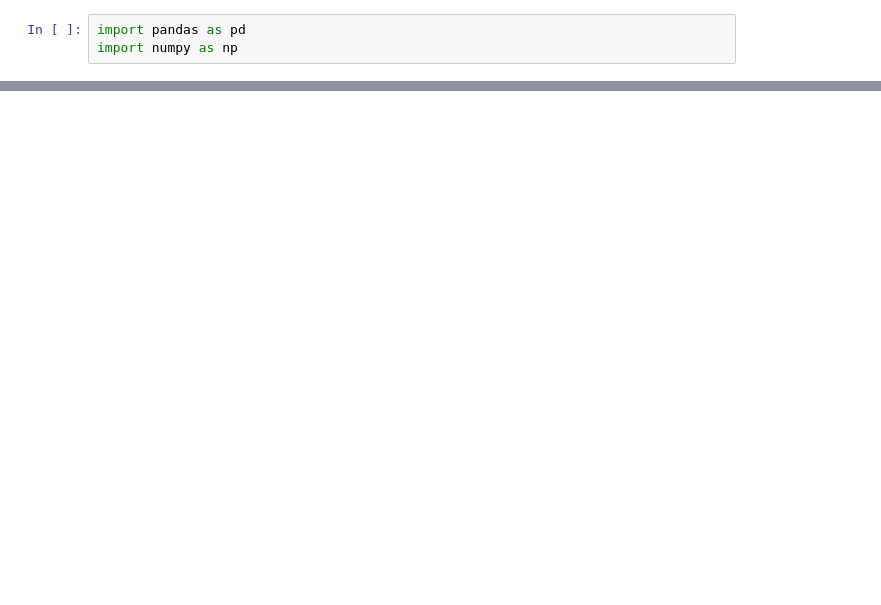
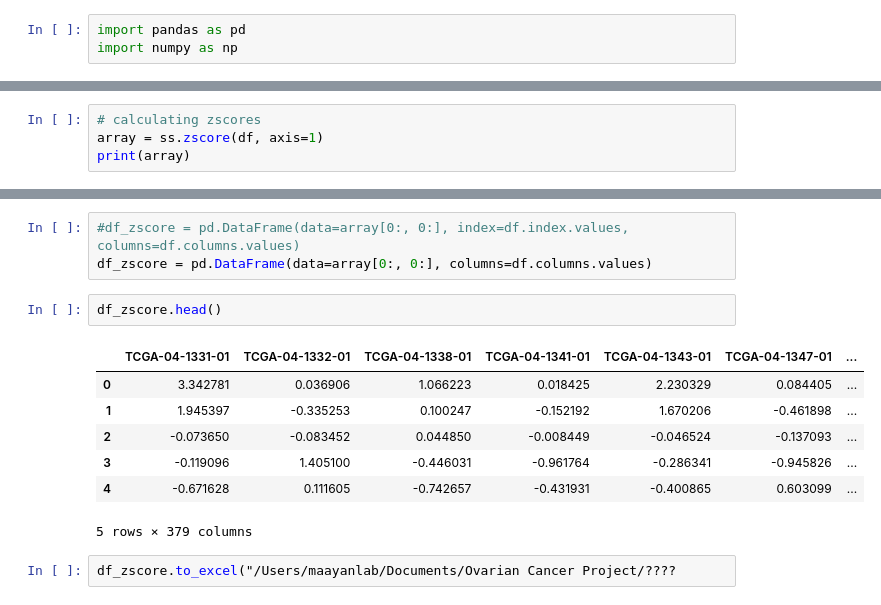
Before and after one commit to hfreid17/ovarian-cancer, a Jupyter notebook: ovariancanceranalysis.ipynb, the cells around one changed output, grey strips where cells are left out. Saved outputs shown, nothing was run; the diff lists cells and outputs as text; blank space fills up the shorter version.

```diff
--- a/ovariancanceranalysis.ipynb
+++ b/ovariancanceranalysis.ipynb
@@ -17,0 +37,4 @@ NameError: name 'pd' is not defined
+# %%
+# calculating zscores
+array = ss.zscore(df, axis=1)
+print(array)
@@ -17,0 +55,15 @@ NameError: name 'pd' is not defined
+# %%
+#df_zscore = pd.DataFrame(data=array[0:, 0:], index=df.index.values, columns=df.columns.values)
+df_zscore = pd.DataFrame(data=array[0:, 0:], columns=df.columns.values)
+# %%
+df_zscore.head()
+# %% [output]
+|  | TCGA-04-1331-01 | TCGA-04-1332-01 | TCGA-04-1338-01 | TCGA-04-1341-01 | TCGA-04-1343-01 | TCGA-04-1347-01 | ... |
+| 0 | 3.342781 | 0.036906 | 1.066223 | 0.018425 | 2.230329 | 0.084405 | ... |
+| 1 | 1.945397 | -0.335253 | 0.100247 | -0.152192 | 1.670206 | -0.461898 | ... |
+| 2 | -0.073650 | -0.083452 | 0.044850 | -0.008449 | -0.046524 | -0.137093 | ... |
+| 3 | -0.119096 | 1.405100 | -0.446031 | -0.961764 | -0.286341 | -0.945826 | ... |
+| 4 | -0.671628 | 0.111605 | -0.742657 | -0.431931 | -0.400865 | 0.603099 | ... |
+5 rows × 379 columns
+# %%
+df_zscore.to_excel("/Users/maayanlab/Documents/Ovarian Cancer Project/????
```
Also changed, not shown: parts of 9 cells of this notebook.
